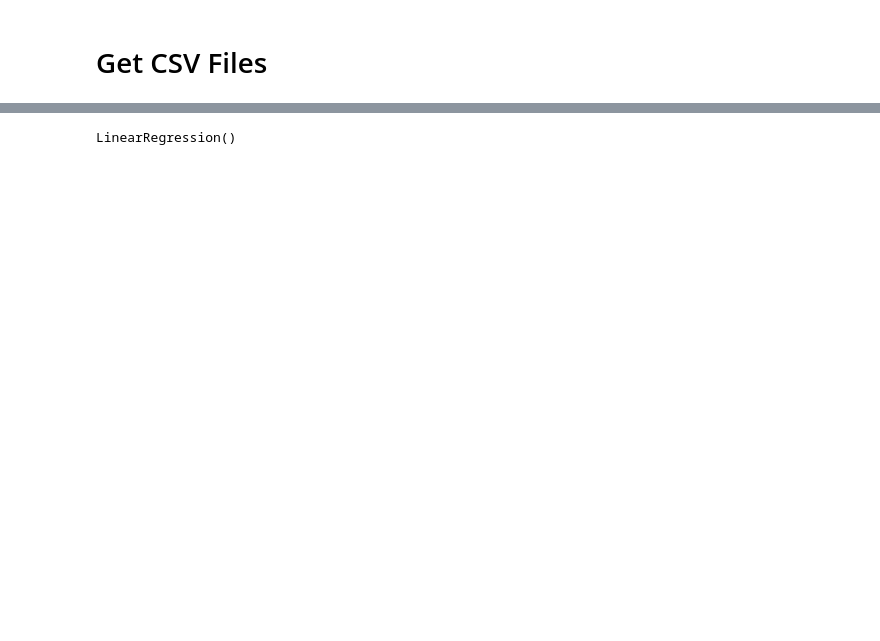
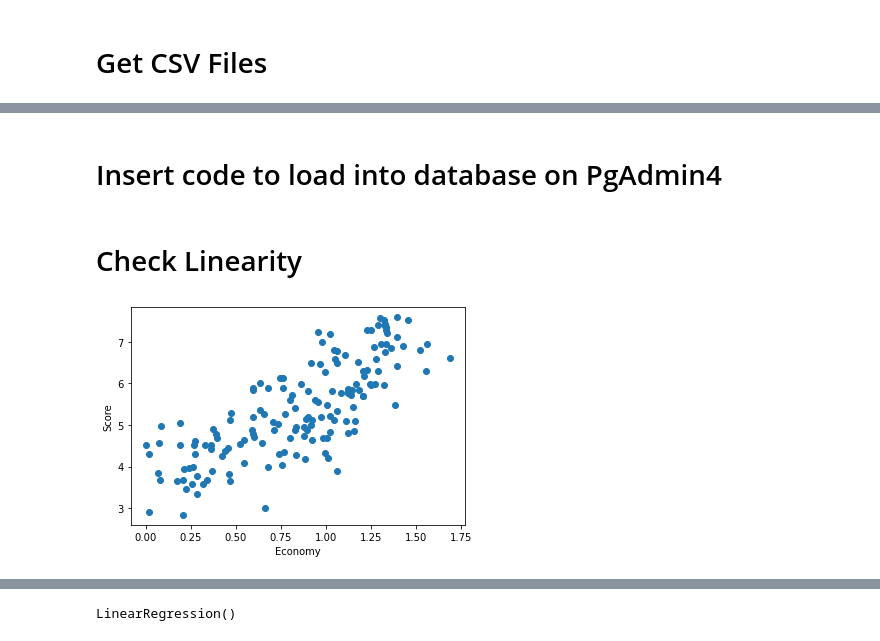
Before and after one commit to vyu821/world-happiness-analysis, a Jupyter notebook: happiness_machine_learning_model.ipynb, the cells around one changed output, grey strips where cells are left out. Cells and saved outputs as stored; diff of their text form; code cells hidden in the pictures; blank space fills up the shorter version.

```diff
--- a/happiness_machine_learning_model.ipynb
+++ b/happiness_machine_learning_model.ipynb
@@ -409,0 +161,11 @@ y = score_country_all_five_years["Score"]
+# %% [markdown]
+# Insert code to load into database on PgAdmin4
+# %% [markdown]
+# Check Linearity
+# %%
+plt.scatter(df_2015.Economy, df_2015.Score)
+plt.xlabel('Economy')
+plt.ylabel('Score')
+plt.show()
+# %% [output]
+[figure, added]
```
Also changed, not shown: parts of 82 cells of this notebook.
